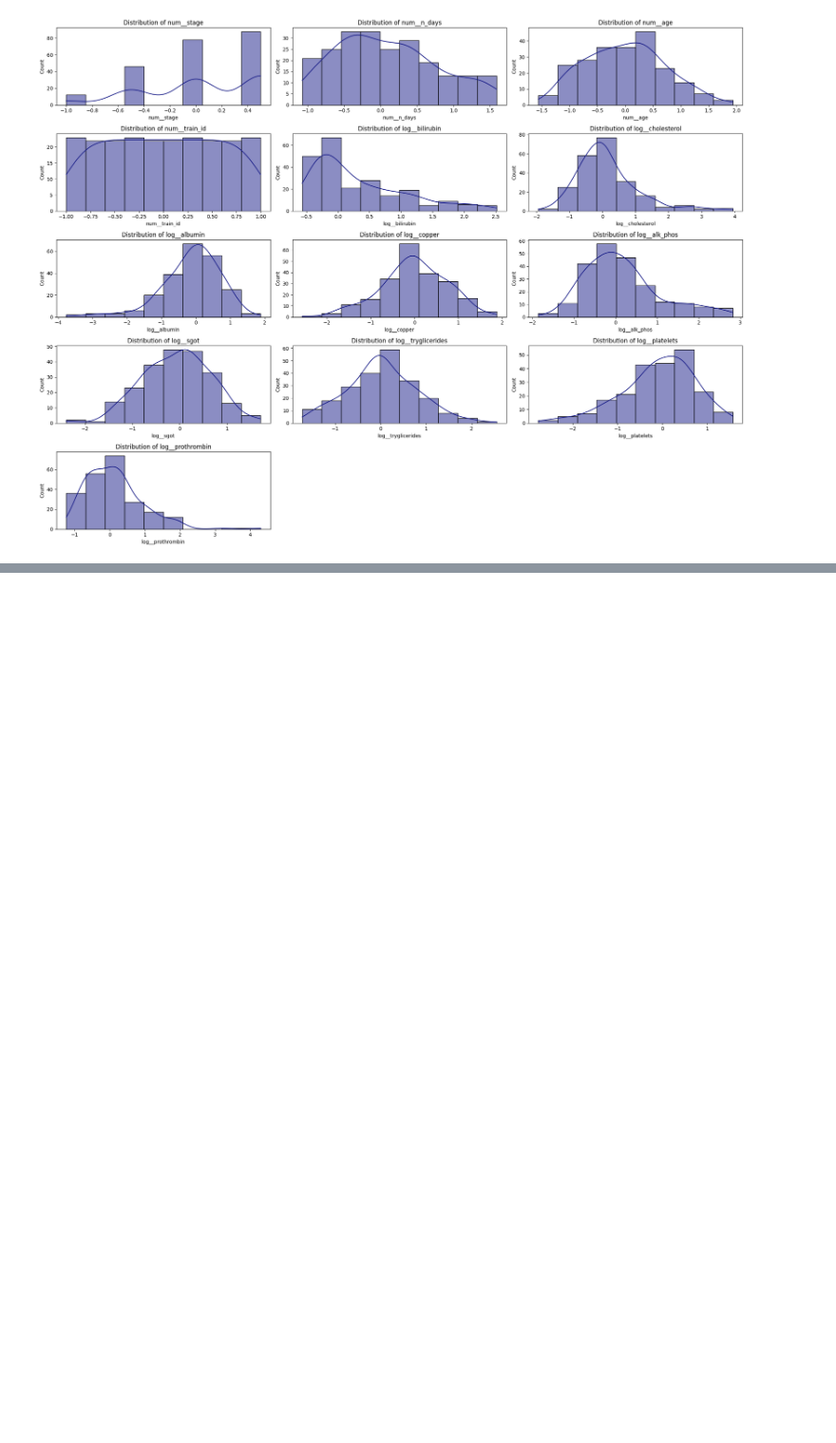
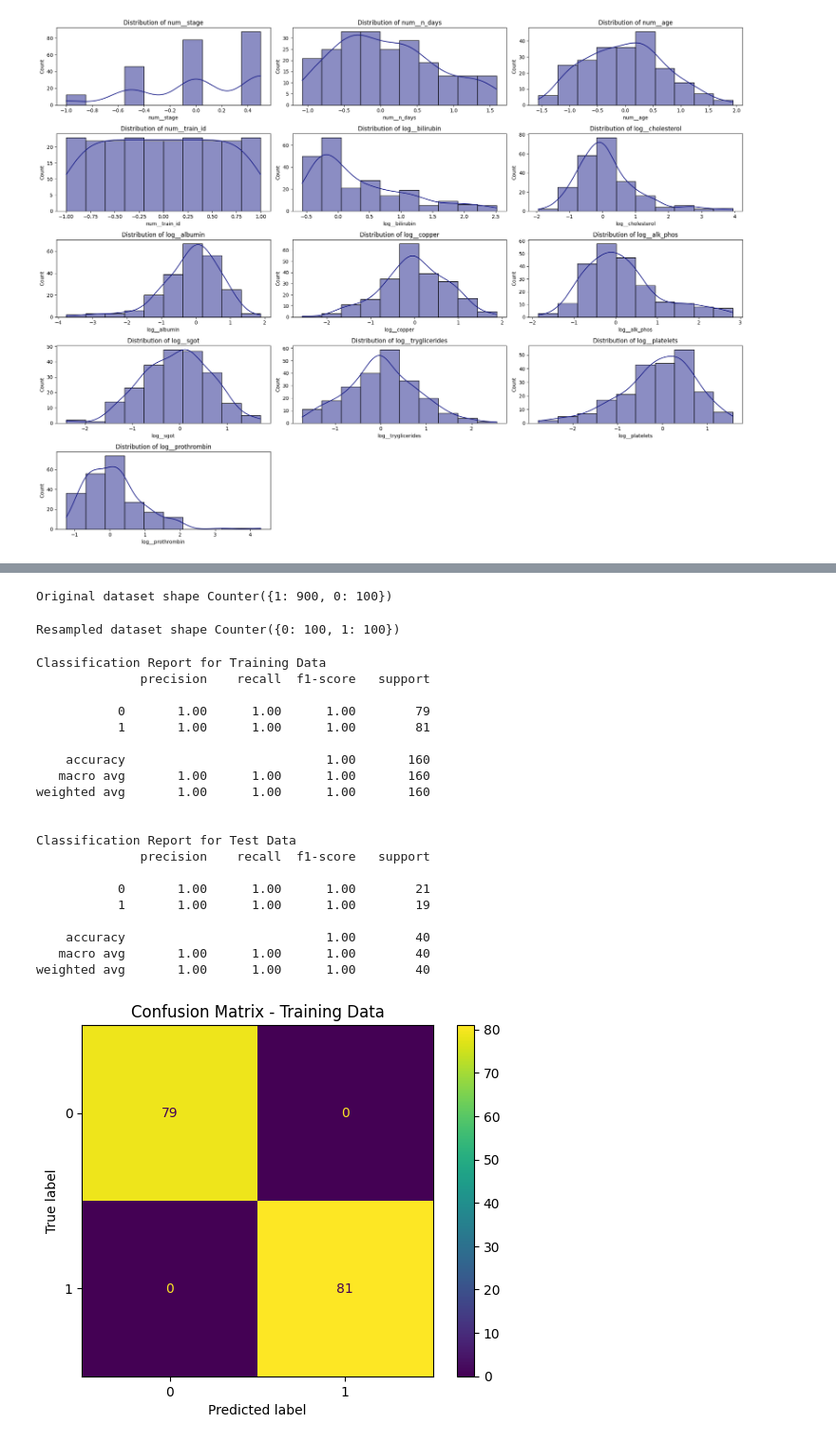
Before and after one commit to tienphatnguyendev/cirrhosis-survival-prediction, a Jupyter notebook: cirrhosis-survival-prediction.ipynb, the cells around one changed output, grey strips where cells are left out. Shown at 95% size. Cells and saved outputs as stored; diff of their text form; code cells hidden in the pictures; blank space fills up the shorter version.

```diff
--- a/cirrhosis-survival-prediction.ipynb
+++ b/cirrhosis-survival-prediction.ipynb
@@ -315,0 +483,76 @@ CategoricalVisualizer(train_df).plot(
+# %%
+from collections import Counter
+from sklearn.datasets import make_classification
+from imblearn.combine import SMOTEENN
+
+X, y = make_classification(n_classes=2, class_sep=2, weights=[0.1, 0.9], n_informative=3, n_redundant=1, flip_y=0, n_features=20, n_clusters_per_class=1, n_samples=1000, random_state=10)
+print('Original dataset shape %s' % Counter(y))
+# %% [output]
+Original dataset shape Counter({1: 900, 0: 100})
+# %%
+sme = SMOTENCRUS(random_state=42)
+X_res, y_res = sme.fit_resample(X, y)
+print('Resampled dataset shape %s' % Counter(y_res))
+# %% [output]
+Resampled dataset shape Counter({0: 100, 1: 100})
+# %%
+from imblearn.ensemble import BalancedRandomForestClassifier
+from sklearn.datasets import make_classification
+from sklearn.model_selection import train_test_split
+from sklearn.metrics import classification_report, confusion_matrix, ConfusionMatrixDisplay
+
+clf = BalancedRandomForestClassifier(max_depth=3)
+X_train, X_test, y_train, y_test = train_test_split(X_res, y_res, random_state=42, test_size=0.2)
+# %%
+clf = BalancedRandomForestClassifier(max_depth=3, random_state=42)
+
+# Fit the model on the training data
+clf.fit(X_train, y_train)
+
+# Predict on the training and test data
+y_train_pred = clf.predict(X_train)
+y_test_pred = clf.predict(X_test)
+
+# Print classification report for training data
+print("Classification Report for Training Data")
+print(classification_report(y_train, y_train_pred))
+
+# Print classification report for test data
+print("\nClassification Report for Test Data")
+print(classification_report(y_test, y_test_pred))
+
+# Confusion matrix for training data
+cm_train = confusion_matrix(y_train, y_train_pred)
+disp_train = ConfusionMatrixDisplay(confusion_matrix=cm_train, display_labels=clf.classes_)
+disp_train.plot()
+plt.title("Confusion Matrix - Training Data")
+plt.show()
+
+# Confusion matrix for test data
+cm_test = confusion_matrix(y_test, y_test_pred)
+disp_test = ConfusionMatrixDisplay(confusion_matrix=cm_test, display_labels=clf.classes_)
+disp_test.plot()
+plt.title("Confusion Matrix - Test Data")
+plt.show()
+# %% [output]
+Classification Report for Training Data
+              precision    recall  f1-score   support
+
+           0       1.00      1.00      1.00        79
+           1       1.00      1.00      1.00        81
+
+    accuracy                           1.00       160
+   macro avg       1.00      1.00      1.00       160
+weighted avg       1.00      1.00      1.00       160
+
+
+Classification Report for Test Data
+              precision    recall  f1-score   support
+
+           0       1.00      1.00      1.00        21
+           1       1.00      1.00      1.00        19
+
+    accuracy                           1.00        40
+   macro avg       1.00      1.00      1.00        40
+weighted avg       1.00      1.00      1.00        40
+[figure, added]
```
Also changed, not shown: parts of 39 cells of this notebook, 2 other files.
